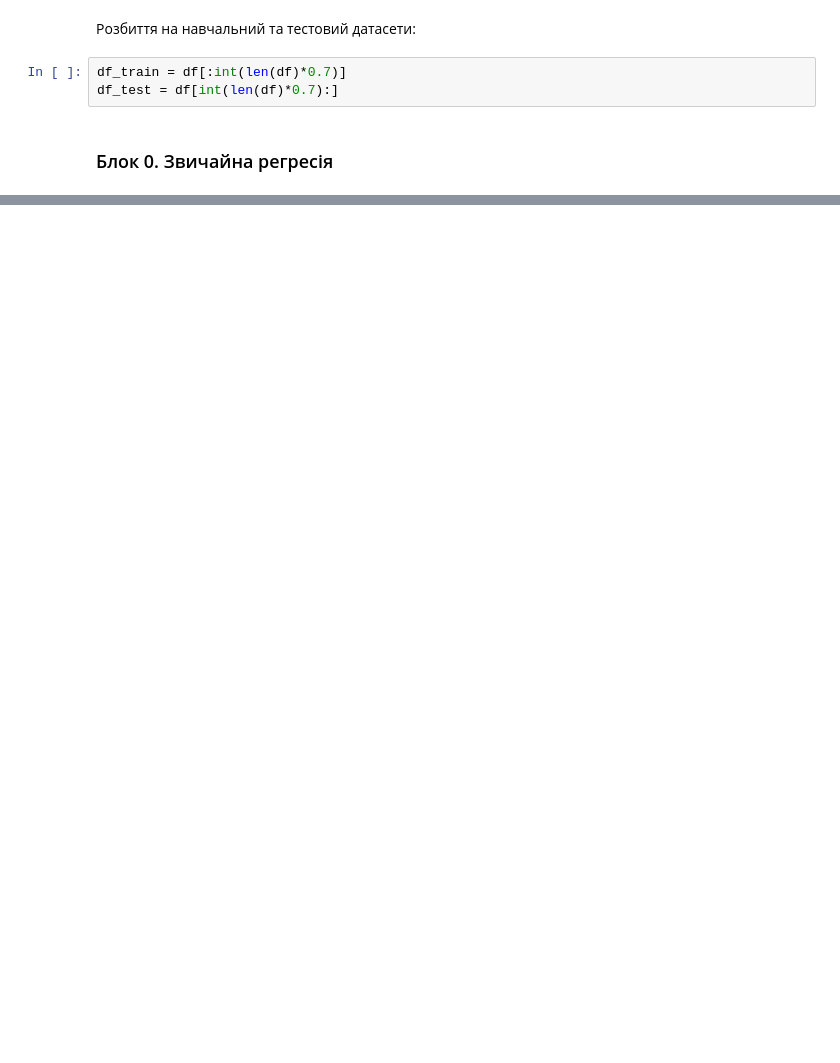
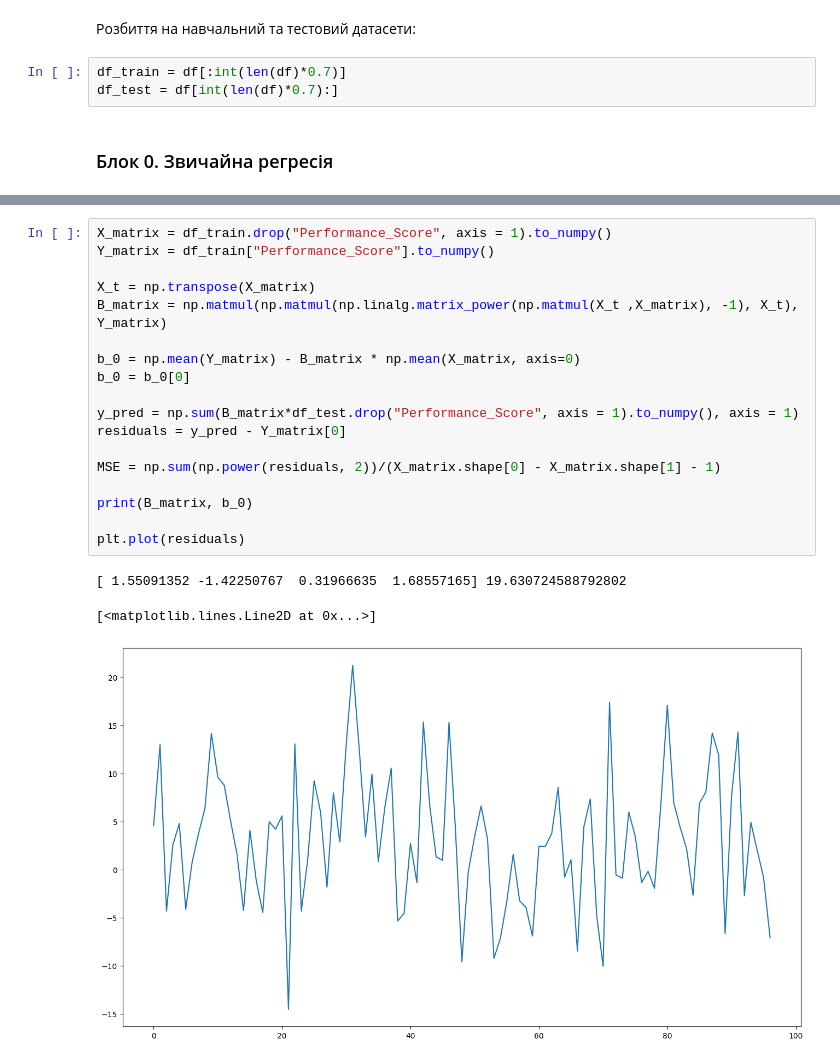
Before and after one commit to MINIAProgramStudio/ML_methods, a Jupyter notebook: Lab_1/lab1.ipynb, the cells around one changed output, grey strips where cells are left out. Drawn from its saved outputs; the diff is of its cells as text; blank space fills up the shorter version.

```diff
--- a/Lab_1/lab1.ipynb
+++ b/Lab_1/lab1.ipynb
@@ -257,0 +281,22 @@ Text(0.5, 0, 'Previous_Exam_Scores')
+# %%
+X_matrix = df_train.drop("Performance_Score", axis = 1).to_numpy()
+Y_matrix = df_train["Performance_Score"].to_numpy()
+
+X_t = np.transpose(X_matrix)
+B_matrix = np.matmul(np.matmul(np.linalg.matrix_power(np.matmul(X_t ,X_matrix), -1), X_t), Y_matrix)
+
+b_0 = np.mean(Y_matrix) - B_matrix * np.mean(X_matrix, axis=0)
+b_0 = b_0[0]
+
+y_pred = np.sum(B_matrix*df_test.drop("Performance_Score", axis = 1).to_numpy(), axis = 1)
+residuals = y_pred - Y_matrix[0]
+
+MSE = np.sum(np.power(residuals, 2))/(X_matrix.shape[0] - X_matrix.shape[1] - 1)
+
+print(B_matrix, b_0)
+
+plt.plot(residuals)
+# %% [output]
+[ 1.55091352 -1.42250767  0.31966635  1.68557165] 19.630724588792802
+[<matplotlib.lines.Line2D at 0x...>]
+[figure, added]
```
Also changed, not shown: parts of 10 cells of this notebook.
